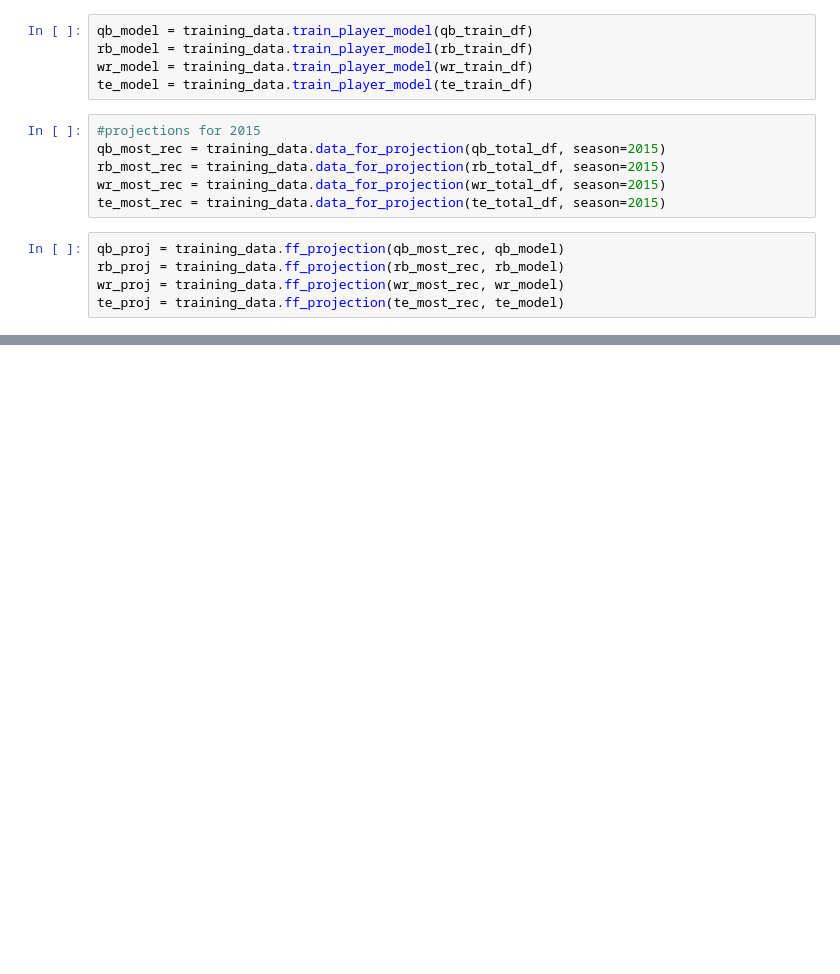
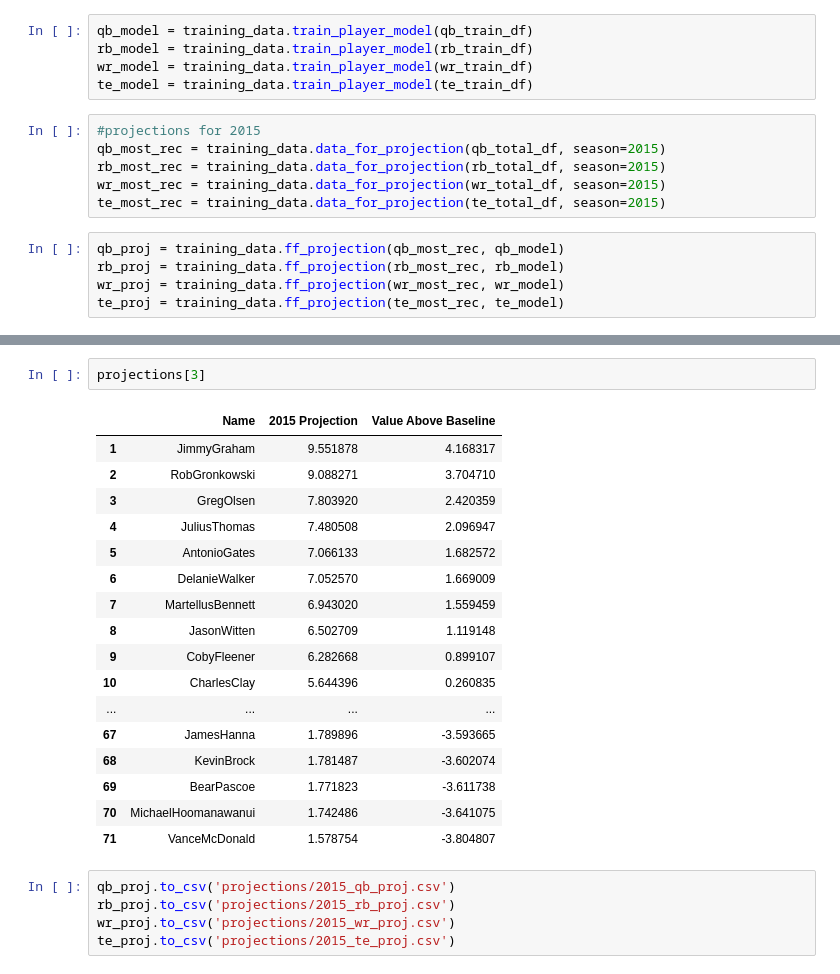
Before and after one commit to keithdlandry/player_stats, a Jupyter notebook: scripts/all_projections.ipynb, the cells around one changed output, grey strips where cells are left out. Drawn from its saved outputs; the diff is of its cells as text; blank space fills up the shorter version.

```diff
--- a/scripts/all_projections.ipynb
+++ b/scripts/all_projections.ipynb
@@ -152,0 +147,25 @@ te_proj
+# %%
+projections[3]
+# %% [output]
+|  | Name | 2015 Projection | Value Above Baseline |
+| 1 | JimmyGraham | 9.551878 | 4.168317 |
+| 2 | RobGronkowski | 9.088271 | 3.704710 |
+| 3 | GregOlsen | 7.803920 | 2.420359 |
+| 4 | JuliusThomas | 7.480508 | 2.096947 |
+| 5 | AntonioGates | 7.066133 | 1.682572 |
+| 6 | DelanieWalker | 7.052570 | 1.669009 |
+| 7 | MartellusBennett | 6.943020 | 1.559459 |
+| 8 | JasonWitten | 6.502709 | 1.119148 |
+| 9 | CobyFleener | 6.282668 | 0.899107 |
+| 10 | CharlesClay | 5.644396 | 0.260835 |
+| ... | ... | ... | ... |
+| 67 | JamesHanna | 1.789896 | -3.593665 |
+| 68 | KevinBrock | 1.781487 | -3.602074 |
+| 69 | BearPascoe | 1.771823 | -3.611738 |
+| 70 | MichaelHoomanawanui | 1.742486 | -3.641075 |
+| 71 | VanceMcDonald | 1.578754 | -3.804807 |
+# %%
+qb_proj.to_csv('projections/2015_qb_proj.csv')
+rb_proj.to_csv('projections/2015_rb_proj.csv')
+wr_proj.to_csv('projections/2015_wr_proj.csv')
+te_proj.to_csv('projections/2015_te_proj.csv')
```
Also changed, not shown: parts of 10 cells of this notebook, 5 other files.
